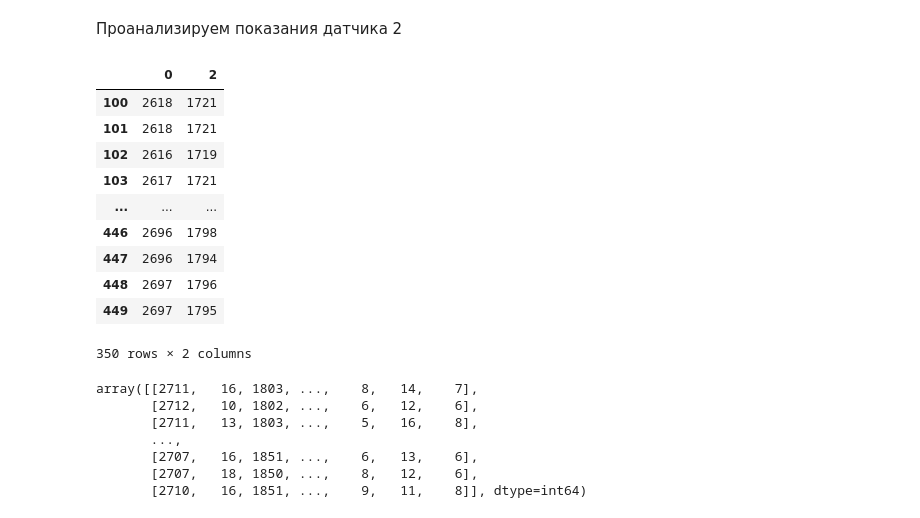
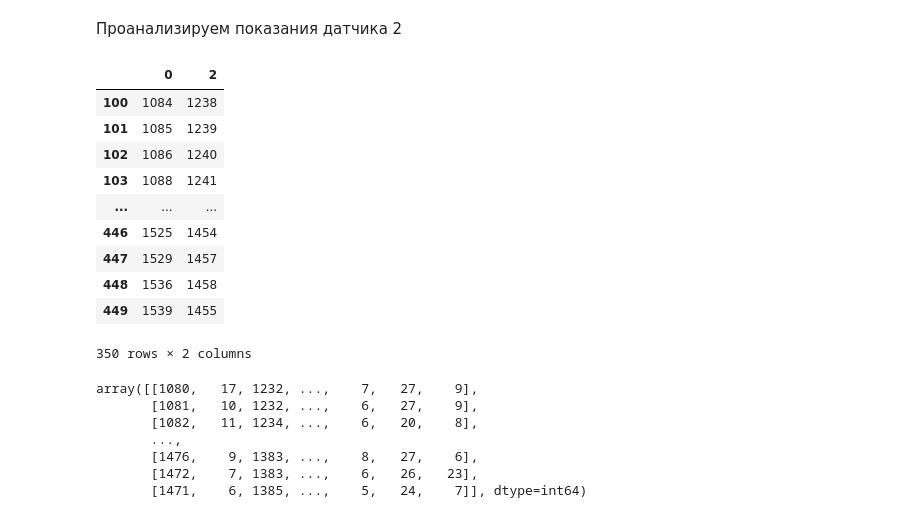
Before and after one commit to Alex1iv/Motorica_3, a Jupyter notebook: 1_EDA_sprint_3.ipynb, the cells around one changed output. Saved outputs shown, nothing was run; the diff lists cells and outputs as text; code cells hidden in the pictures.

```diff
--- a/1_EDA_sprint_3.ipynb
+++ b/1_EDA_sprint_3.ipynb
@@ -266,39 +266,39 @@ f.get_signal_derivative_plot(Pilot_id=1, timesteps=[100,450], sensors=[0,2], mou
 # %%
-Pilot_id=1
+Pilot_id=3
 timesteps=[100,450]
 sensors=[0,2]
 
 X_train=mounts[Pilot_id]['X_train']
 
 
 df_1 = pd.DataFrame(
     data = X_train,
     index = [s for s in range(X_train.shape[0])],
     columns = [s for s in range(X_train.shape[1])]
 ).iloc[timesteps[0]:timesteps[1],:][sensors]
 df_1
 # %% [output]
 |  | 0 | 2 |
-| 100 | 2618 | 1721 |
-| 101 | 2618 | 1721 |
-| 102 | 2616 | 1719 |
-| 103 | 2617 | 1721 |
+| 100 | 1084 | 1238 |
+| 101 | 1085 | 1239 |
+| 102 | 1086 | 1240 |
+| 103 | 1088 | 1241 |
 | ... | ... | ... |
-| 446 | 2696 | 1798 |
-| 447 | 2696 | 1794 |
-| 448 | 2697 | 1796 |
-| 449 | 2697 | 1795 |
+| 446 | 1525 | 1454 |
+| 447 | 1529 | 1457 |
+| 448 | 1536 | 1458 |
+| 449 | 1539 | 1455 |
 350 rows × 2 columns
 # %%
-mounts[1]['X_train']
+mounts[3]['X_train']
 # %% [output]
-array([[2711,   16, 1803, ...,    8,   14,    7],
-       [2712,   10, 1802, ...,    6,   12,    6],
-       [2711,   13, 1803, ...,    5,   16,    8],
+array([[1080,   17, 1232, ...,    7,   27,    9],
+       [1081,   10, 1232, ...,    6,   27,    9],
+       [1082,   11, 1234, ...,    6,   20,    8],
        ...,
-       [2707,   16, 1851, ...,    6,   13,    6],
-       [2707,   18, 1850, ...,    8,   12,    6],
-       [2710,   16, 1851, ...,    9,   11,    8]], dtype=int64)
+       [1476,    9, 1383, ...,    8,   27,    6],
+       [1472,    7, 1383, ...,    6,   26,   23],
+       [1471,    6, 1385, ...,    5,   24,    7]], dtype=int64)
 # %%
 Pilot_id=1
 timesteps=[100,450]
```
Also changed, not shown: parts of 1 cell of this notebook, 2 other files.
